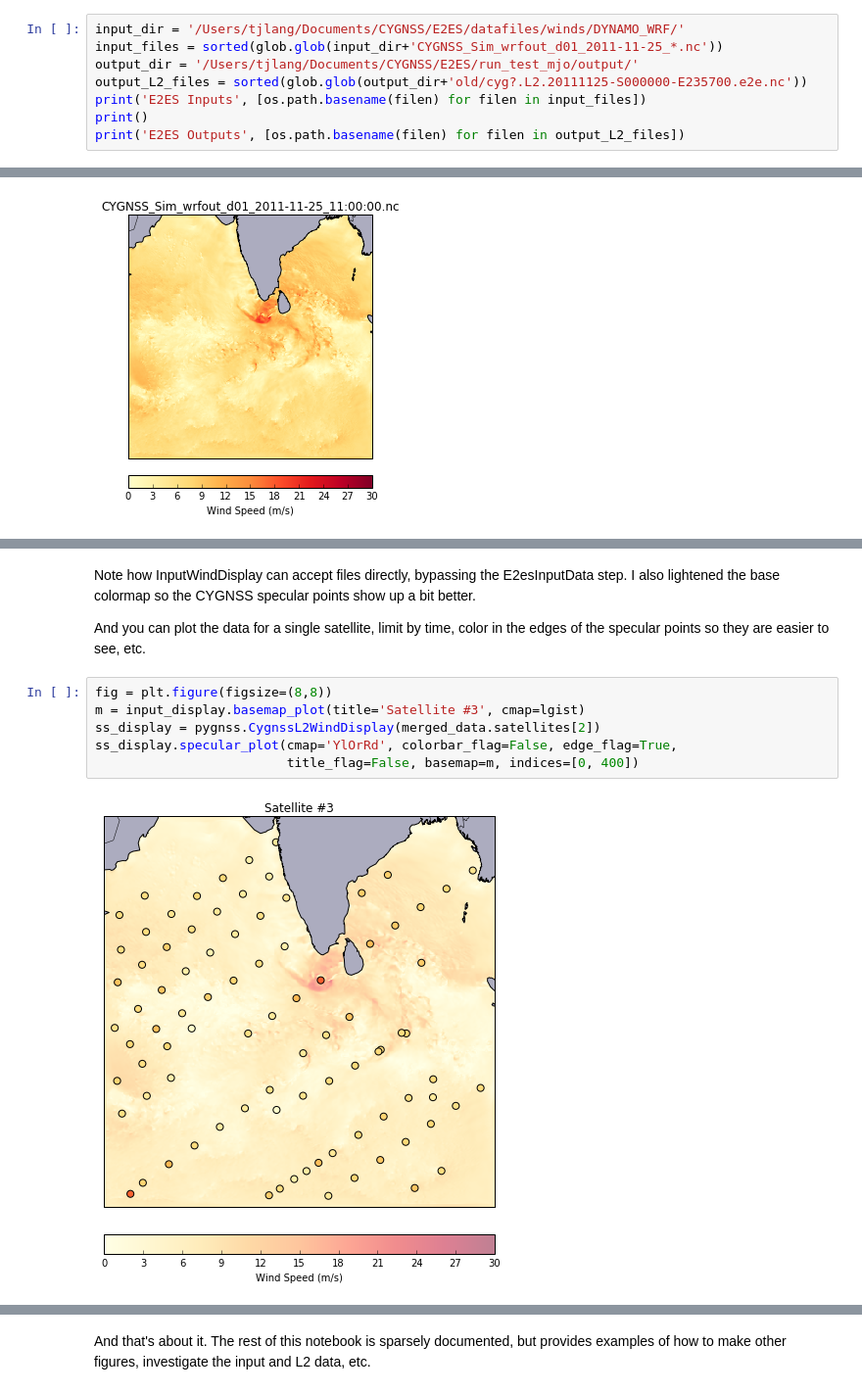
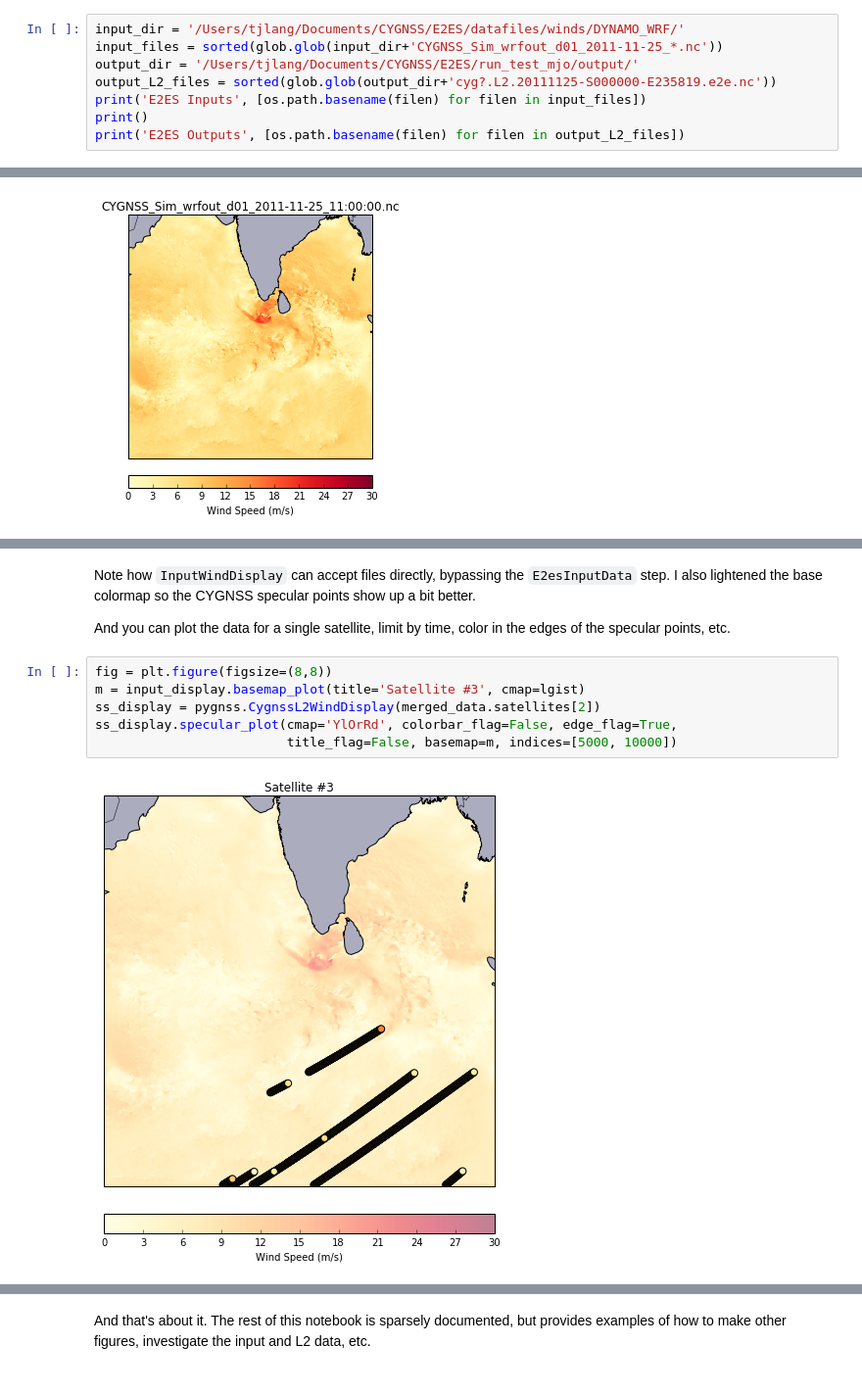
Before and after one commit to nasa/PyGNSS, a Jupyter notebook: notebooks/CYGNSS_L2_Python_Module_Demo.ipynb, the cells around one changed output, grey strips where cells are left out. Shown at 98% size. Saved outputs shown, nothing was run; the diff lists cells and outputs as text.

```diff
--- a/notebooks/CYGNSS_L2_Python_Module_Demo.ipynb
+++ b/notebooks/CYGNSS_L2_Python_Module_Demo.ipynb
@@ -33,7 +35,7 @@ In the present example, my input data came from a limited 9-km resolution WRF do
 input_dir = '/Users/tjlang/Documents/CYGNSS/E2ES/datafiles/winds/DYNAMO_WRF/'
 input_files = sorted(glob.glob(input_dir+'CYGNSS_Sim_wrfout_d01_2011-11-25_*.nc'))
 output_dir = '/Users/tjlang/Documents/CYGNSS/E2ES/run_test_mjo/output/'
-output_L2_files = sorted(glob.glob(output_dir+'old/cyg?.L2.20111125-S000000-E235700.e2e.nc'))
+output_L2_files = sorted(glob.glob(output_dir+'cyg?.L2.20111125-S000000-E235819.e2e.nc'))
 print('E2ES Inputs', [os.path.basename(filen) for filen in input_files])
 print()
 print('E2ES Outputs', [os.path.basename(filen) for filen in output_L2_files])
@@ -176,13 +211,13 @@ display.specular_plot(colorbar_flag=False, axis_label_flag=False, title_flag=Fal
 # %% [markdown]
-Note how InputWindDisplay can accept files directly, bypassing the E2esInputData step. I also lightened the base colormap so the CYGNSS specular points show up a bit better.
+Note how `InputWindDisplay` can accept files directly, bypassing the `E2esInputData` step. I also lightened the base colormap so the CYGNSS specular points show up a bit better.
 
-And you can plot the data for a single satellite, limit by time, color in the edges of the specular points so they are easier to see, etc.
+And you can plot the data for a single satellite, limit by time, color in the edges of the specular points, etc.
 # %%
 fig = plt.figure(figsize=(8,8))
 m = input_display.basemap_plot(title='Satellite #3', cmap=lgist)
 ss_display = pygnss.CygnssL2WindDisplay(merged_data.satellites[2])
 ss_display.specular_plot(cmap='YlOrRd', colorbar_flag=False, edge_flag=True,
-                         title_flag=False, basemap=m, indices=[0, 400])
+                         title_flag=False, basemap=m, indices=[5000, 10000])
 # %% [output]
-[figure, old version]
+[figure, new version]
 # %% [markdown]
```
Also changed, not shown: parts of 24 cells of this notebook, 1 other file.
